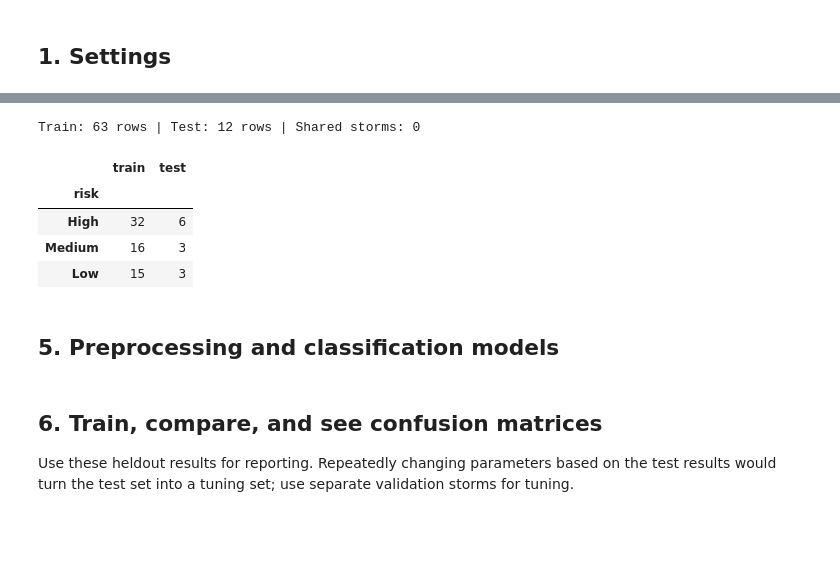
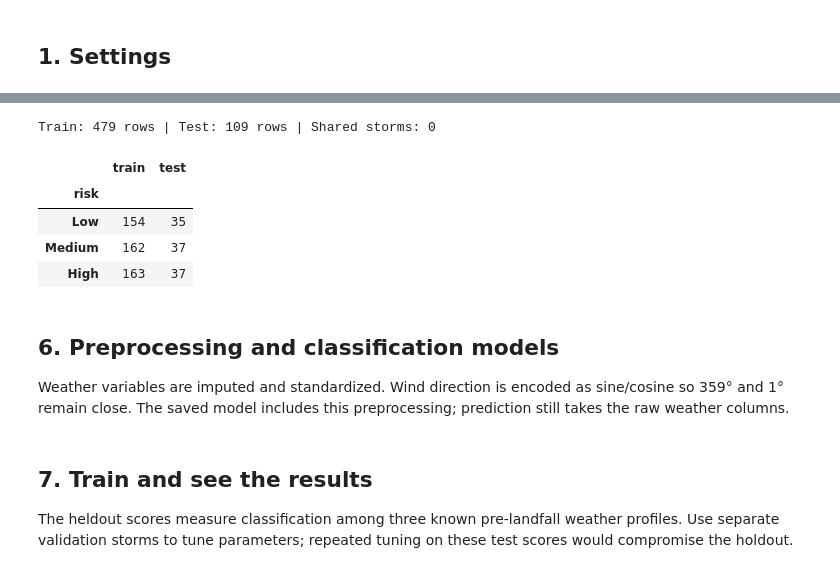
Before and after one commit to j23040579/Project-Innovation, a Jupyter notebook: Typhoon/training/train_typhoon_models.ipynb, the cells around one changed output, grey strips where cells are left out. Saved outputs shown, nothing was run; the diff lists cells and outputs as text; code cells hidden in the pictures; blank space fills up the shorter version.

```diff
--- a/Typhoon/training/train_typhoon_models.ipynb
+++ b/Typhoon/training/train_typhoon_models.ipynb
@@ -15,10 +23,14 @@ if ROOT.name == "training":
 elif (ROOT / "Typhoon" / "training").is_dir():
     ROOT = ROOT / "Typhoon"
 TRAINING_DIR = ROOT / "training"
-EXPERIMENT_ID = "baseline_v1"
-INPUT_FILE = TRAINING_DIR / "trained_models/nearest_prefecture" / EXPERIMENT_ID / "reconstructed_weather_prefecture.csv"
+EXPERIMENT_ID = "weather_only_v1"
+INPUT_FILE = ROOT / "data/processed/jma_day3_to_landfall_with_weather.csv"
 OUTPUT_DIR = TRAINING_DIR / "trained_models/risk" / EXPERIMENT_ID
 LOG_DIR = TRAINING_DIR / "experiment_logs/risk" / EXPERIMENT_ID
+
+START_DATE = None  # None uses all available historical years
+END_DATE = None
+TEST_SIZE = 0.20
 SEED = 42
 REMOVE_FEATURES = []  # e.g. ["rain_sum"]
 MODEL_PARAMS = {
@@ -28,4 +40,10 @@ MODEL_PARAMS = {
     "SVM": {"C": 1.0, "kernel": "rbf"},
 }
 OVERWRITE_OUTPUTS = False
+
+# Optional: CSV containing weather to classify (for example, predicted daily weather).
+# Leave None to demonstrate prediction on a heldout row.
+PREDICTION_FILE = None
+MODEL_TO_VIEW = "Random Forest"
+ROW_TO_VIEW = 0
 # %% [markdown]
@@ -132,26 +194,27 @@ Observed/predicted coordinates, storm attributes, IDs and risk labels are exclud
 # %%
-if not set(df.split).issubset({"train", "test"}):
-    raise ValueError("Unknown split label.")
-train_df = df[df.split == "train"].copy()
-test_df = df[df.split == "test"].copy()
-if train_df.empty or test_df.empty:
-    raise ValueError("Both train and test rows are required.")
-assert set(train_df.intl_id).isdisjoint(test_df.intl_id), "Storm overlap between train/test."
-assert train_df.location_prediction_source.eq("out_of_fold").all(), "Training locations must be out-of-fold."
-assert test_df.location_prediction_source.eq("heldout").all(), "Test locations must be heldout."
+groups = df.intl_id.astype(str)
+if groups.nunique() < 4:
+    raise ValueError("Need at least four independent storms for a useful holdout.")
+train_idx, test_idx = next(GroupShuffleSplit(n_splits=1, test_size=TEST_SIZE, random_state=SEED).split(df, groups=groups))
+train_df, test_df = df.iloc[train_idx].copy(), df.iloc[test_idx].copy()
+assert set(train_df.intl_id).isdisjoint(test_df.intl_id)
+assert set(train_df.landfall_event_id).isdisjoint(test_df.landfall_event_id)
 if set(train_df.risk) != {"Low", "Medium", "High"}:
-    raise ValueError("Training split must contain all three classes.")
+    raise ValueError("Training split must contain all three profiles.")
 X_train, X_test = train_df[FEATURES], test_df[FEATURES]
 y_train, y_test = train_df.risk, test_df.risk
+if X_train.isna().all().any():
+    raise ValueError("A training weather column has no observations; remove it or restore its values.")
 print(f"Train: {len(train_df)} rows | Test: {len(test_df)} rows | Shared storms: 0")
-display(pd.concat([y_train.value_counts().rename("train"), y_test.value_counts().rename("test")], axis=1).fillna(0))
+display(pd.concat([y_train.value_counts().rename("train"), y_test.value_counts().rename("test")], axis=1).reindex(["Low", "Medium", "High"]).fillna(0))
 # %% [output]
-Train: 63 rows | Test: 12 rows | Shared storms: 0
+Train: 479 rows | Test: 109 rows | Shared storms: 0
 |  | train | test |
 | risk |  |  |
-| High | 32 | 6 |
-| Medium | 16 | 3 |
-| Low | 15 | 3 |
+| Low | 154 | 35 |
+| Medium | 162 | 37 |
+| High | 163 | 37 |
-# %% [markdown]
-## 5. Preprocessing and classification models
+# %% [markdown]
+## 6. Preprocessing and classification models
+Weather variables are imputed and standardized. Wind direction is encoded as sine/cosine so 359° and 1° remain close. The saved model includes this preprocessing; prediction still takes the raw weather columns.
 # %%
@@ -170,6 +244,6 @@ OUTPUT_DIR.mkdir(parents=True, exist_ok=True)
-# %% [markdown]
-## 6. Train, compare, and see confusion matrices
-Use these heldout results for reporting. Repeatedly changing parameters based on the test results would turn the test set into a tuning set; use separate validation storms for tuning.
+# %% [markdown]
+## 7. Train and see the results
+The heldout scores measure classification among three known pre-landfall weather profiles. Use separate validation storms to tune parameters; repeated tuning on these test scores would compromise the holdout.
 # %%
 comparison = []
 trained_models = {}
```
Also changed, not shown: parts of 21 cells of this notebook, 3 other files.
